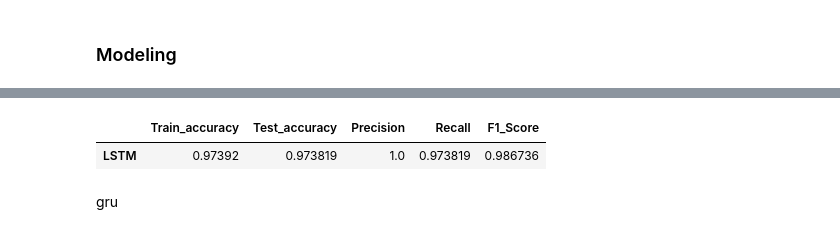
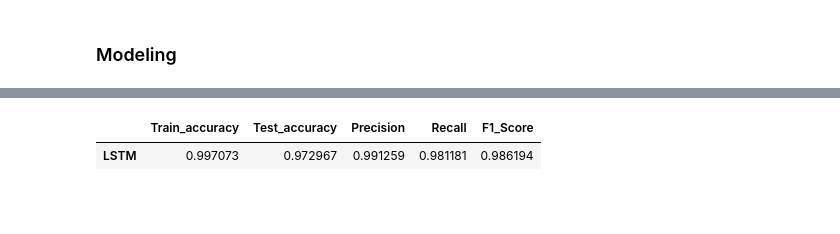
Before and after one commit to Leeyeji13/Section4_project, a Jupyter notebook: AI_13_이예지.ipynb, the cells around one changed output, grey strips where cells are left out. Saved outputs shown, nothing was run; the diff lists cells and outputs as text; code cells hidden in the pictures; blank space fills up the shorter version.

```diff
--- a/AI_13_이예지.ipynb
+++ b/AI_13_이예지.ipynb
@@ -377,0 +328,10 @@ early_stop = EarlyStopping(monitor="val_loss", mode="auto",
+# %%
+import tensorflow as tf
+model = tf.keras.models.Sequential([
+  tf.keras.layers.Embedding(vocab_size, batch_size),
+  tf.keras.layers.LSTM(128, dropout = 0.2, recurrent_dropout = 0.2),
+  tf.keras.layers.Dense(1, activation = 'sigmoid')
+])
+
+model.compile(optimizer="adam", loss="binary_crossentropy", metrics=['accuracy'])
+model.summary()
@@ -378,4 +354,6 @@ early_stop = EarlyStopping(monitor="val_loss", mode="auto",
+# %%
+early_stop = EarlyStopping(monitor = monitor, min_delta = min_delta, patience = patience)
 # %%
-model.fit(x_train,y_train, epochs = 10, batch_size=32, validation_data=(x_test , y_test), callbacks= [early_stop])
+model.fit(X_train, y_train, batch_size = batch_size, epochs = epochs, validation_data = (X_test,y_test), callbacks = [early_stop])
 # %% [output]
 Epoch 1/10
@@ -417,7 +387,7 @@ model_loss.plot()
 # %%
-y_pred = (model.predict(x_test)>=0.5).astype("int32")
+y_pred = (model.predict(X_test)>=0.5).astype("int32")
 # %%
-LSTM_performance=pd.DataFrame({'Train_accuracy':(model.evaluate(x_train,y_train))[1],"Test_accuracy":(model.evaluate(x_test,y_test))[1],
+LSTM_performance=pd.DataFrame({'Train_accuracy':(model.evaluate(X_train,y_train))[1],"Test_accuracy":(model.evaluate(X_test,y_test))[1],
                        "Precision":precision_score(y_pred,y_test),"Recall":recall_score(y_pred,y_test),
                        "F1_Score":f1_score(y_pred,y_test)}, index=["LSTM"])
 LSTM_performance
@@ -427,4 +397,2 @@ LSTM_performance
 |  | Train_accuracy | Test_accuracy | Precision | Recall | F1_Score |
-| LSTM | 0.97392 | 0.973819 | 1.0 | 0.973819 | 0.986736 |
+| LSTM | 0.997073 | 0.972967 | 0.991259 | 0.981181 | 0.986194 |
-# %% [markdown]
-gru
```
Also changed, not shown: parts of 27 cells of this notebook.
